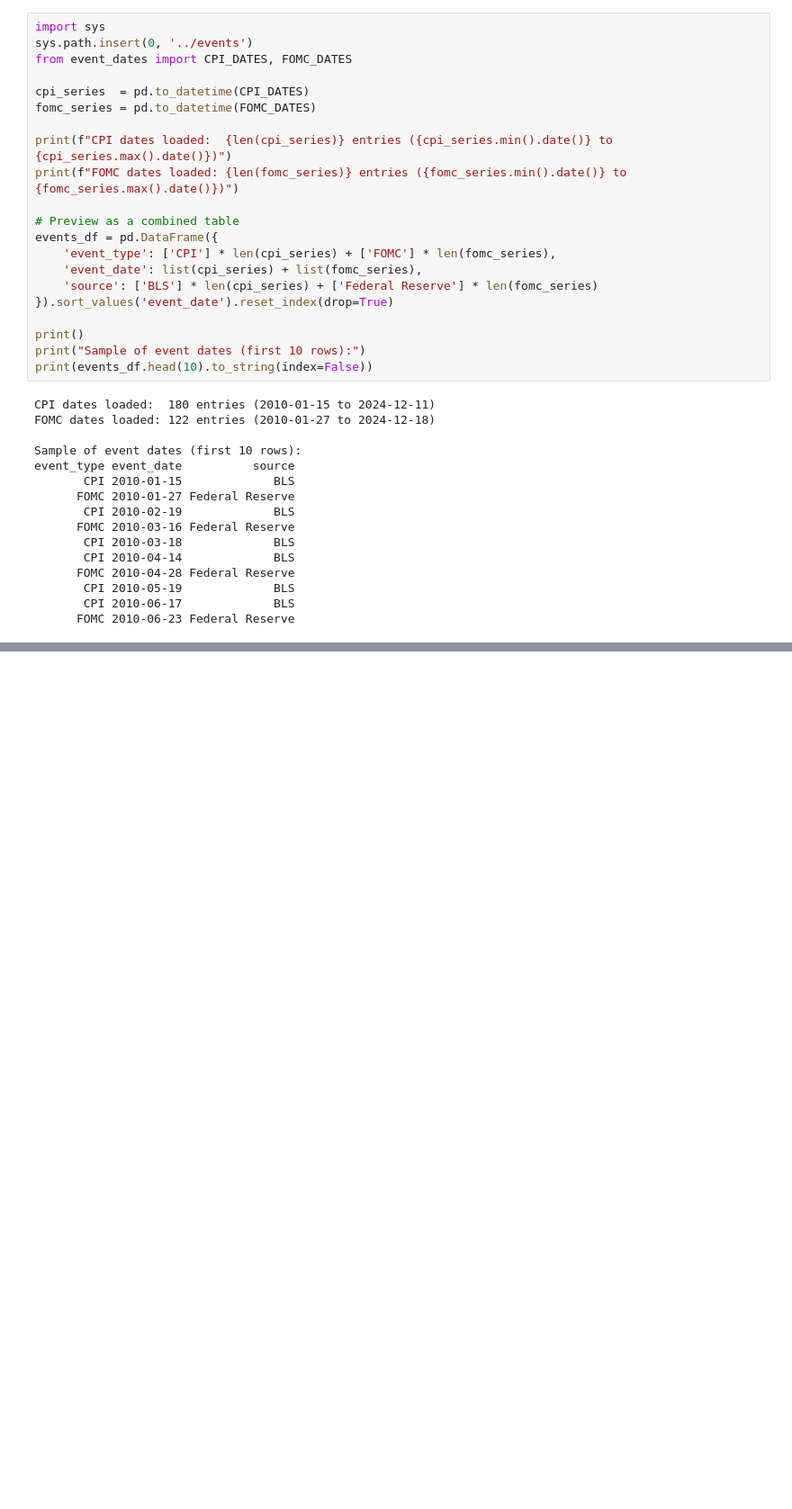
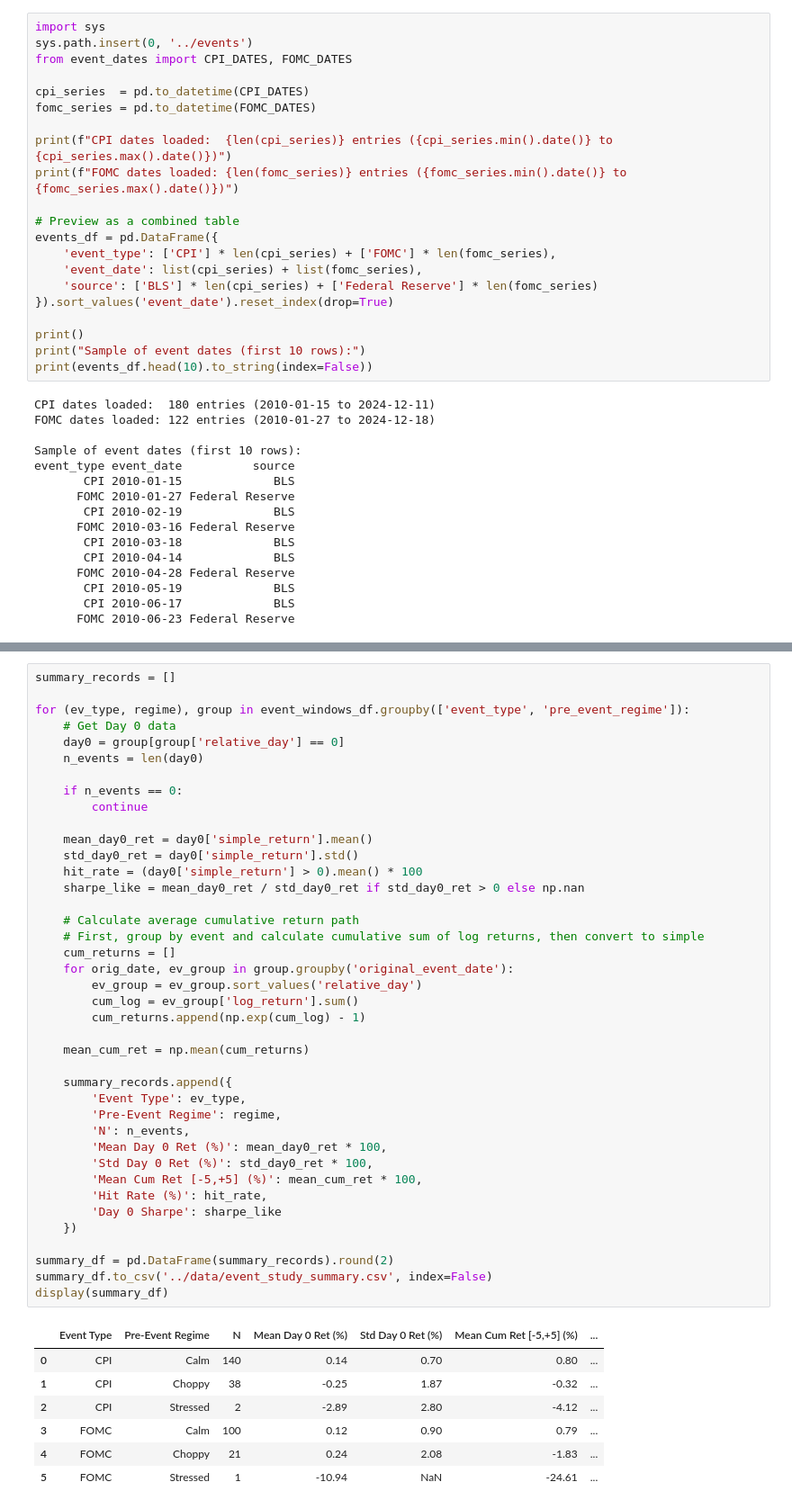
Before and after one commit to vizzzidane/regimelab, a Jupyter notebook: notebooks/01_regime_analysis.ipynb, the cells around one changed output, grey strips where cells are left out. Shown at 90% size. Cells and saved outputs as stored; diff of their text form; blank space fills up the shorter version.

```diff
--- a/notebooks/01_regime_analysis.ipynb
+++ b/notebooks/01_regime_analysis.ipynb
@@ -429,0 +529,48 @@ This notebook has completed the following Phase 1 steps:
+# %%
+summary_records = []
+
+for (ev_type, regime), group in event_windows_df.groupby(['event_type', 'pre_event_regime']):
+    # Get Day 0 data
+    day0 = group[group['relative_day'] == 0]
+    n_events = len(day0)
+
+    if n_events == 0:
+        continue
+
+    mean_day0_ret = day0['simple_return'].mean()
+    std_day0_ret = day0['simple_return'].std()
+    hit_rate = (day0['simple_return'] > 0).mean() * 100
+    sharpe_like = mean_day0_ret / std_day0_ret if std_day0_ret > 0 else np.nan
+
+    # Calculate average cumulative return path
+    # First, group by event and calculate cumulative sum of log returns, then convert to simple
+    cum_returns = []
+    for orig_date, ev_group in group.groupby('original_event_date'):
+        ev_group = ev_group.sort_values('relative_day')
+        cum_log = ev_group['log_return'].sum()
+        cum_returns.append(np.exp(cum_log) - 1)
+
+    mean_cum_ret = np.mean(cum_returns)
+
+    summary_records.append({
+        'Event Type': ev_type,
+        'Pre-Event Regime': regime,
+        'N': n_events,
+        'Mean Day 0 Ret (%)': mean_day0_ret * 100,
+        'Std Day 0 Ret (%)': std_day0_ret * 100,
+        'Mean Cum Ret [-5,+5] (%)': mean_cum_ret * 100,
+        'Hit Rate (%)': hit_rate,
+        'Day 0 Sharpe': sharpe_like
+    })
+
+summary_df = pd.DataFrame(summary_records).round(2)
+summary_df.to_csv('../data/event_study_summary.csv', index=False)
+display(summary_df)
+# %% [output]
+|  | Event Type | Pre-Event Regime | N | Mean Day 0 Ret (%) | Std Day 0 Ret (%) | Mean Cum Ret [-5,+5] (%) | ... |
+| 0 | CPI | Calm | 140 | 0.14 | 0.70 | 0.80 | ... |
+| 1 | CPI | Choppy | 38 | -0.25 | 1.87 | -0.32 | ... |
+| 2 | CPI | Stressed | 2 | -2.89 | 2.80 | -4.12 | ... |
+| 3 | FOMC | Calm | 100 | 0.12 | 0.90 | 0.79 | ... |
+| 4 | FOMC | Choppy | 21 | 0.24 | 2.08 | -1.83 | ... |
+| 5 | FOMC | Stressed | 1 | -10.94 | NaN | -24.61 | ... |
```
Also changed, not shown: parts of 14 cells of this notebook, 8 other files.
